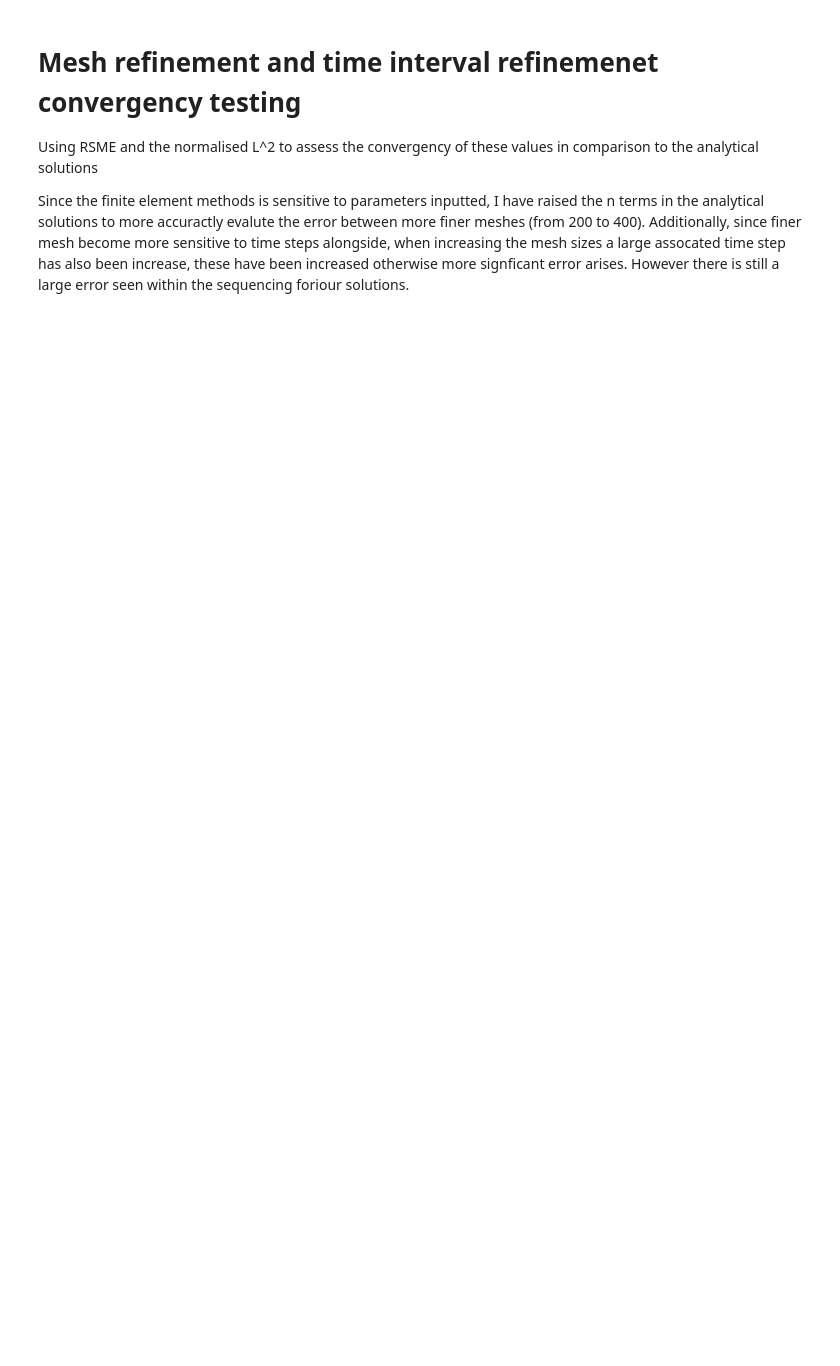
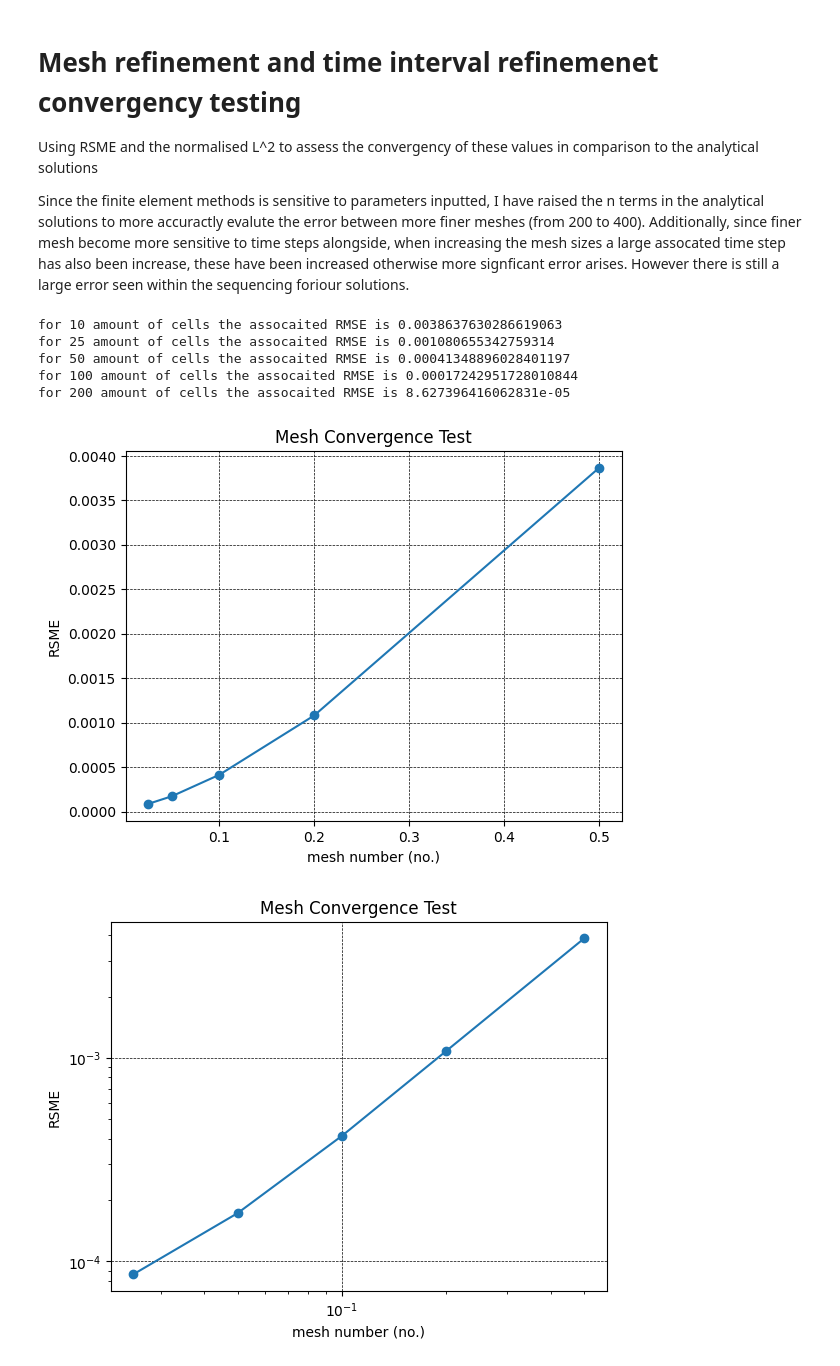
Before and after one commit to monkeybeastking/Geotechnical-Consolidation-FEM, a Jupyter notebook: docs/doc1 - 1D Terazaghi.ipynb, the cells around one changed output. Cells and saved outputs as stored; diff of their text form; code cells hidden in the pictures; blank space fills up the shorter version.

```diff
--- a/docs/doc1 - 1D Terazaghi.ipynb
+++ b/docs/doc1 - 1D Terazaghi.ipynb
@@ -216,7 +241,7 @@ Using RSME and the normalised L^2 to assess the convergency of these values in c
 Since the finite element methods is sensitive to parameters inputted, I have raised the n terms in the analytical solutions to more accuractly evalute the error between more finer meshes (from 200 to 400). Additionally, since finer mesh become more sensitive to time steps alongside, when increasing the mesh sizes a large assocated time step has also been increase, these have been increased otherwise more signficant error arises. However there is still a large error seen within the sequencing foriour solutions.
 # %%
 mesh_size = [10,25,50,100,200]
-time_step = [10000,10000,10000,10000,10000]
+time_step = [40,250,1000,4000,16000]
 
 
 
@@ -236,22 +261,31 @@ for nx, timestep in zip(mesh_size,time_step):
 
 
     print(f"for {nx} amount of cells the assocaited RMSE is {RMSE}")
+# %% [output]
+for 10 amount of cells the assocaited RMSE is 0.0038637630286619063
+for 25 amount of cells the assocaited RMSE is 0.001080655342759314
+for 50 amount of cells the assocaited RMSE is 0.00041348896028401197
+for 100 amount of cells the assocaited RMSE is 0.00017242951728010844
+for 200 amount of cells the assocaited RMSE is 8.627396416062831e-05
 # %%
 
 plt.plot(H/mesh_size, RMSE_Vals, marker = "o")
 plt.grid(color = "black", linestyle = "--", linewidth = "0.5")
 plt.xlabel("mesh number (no.)")
 plt.ylabel("RSME")
 plt.title("Mesh Convergence Test")
 plt.show()
 
 
-plt.loglog(mesh_size, RMSE_Vals, marker = "o")
+plt.loglog(H/mesh_size, RMSE_Vals, marker = "o")
 plt.grid(color = "black", linestyle = "--", linewidth = "0.5")
 plt.xlabel("mesh number (no.)")
 plt.ylabel("RSME")
 plt.title("Mesh Convergence Test")
 plt.show()
+# %% [output]
+[figure, added]
+[figure, added]
 # %%
 # parameters
 H = 5
```
Also changed, not shown: parts of 8 cells of this notebook.
